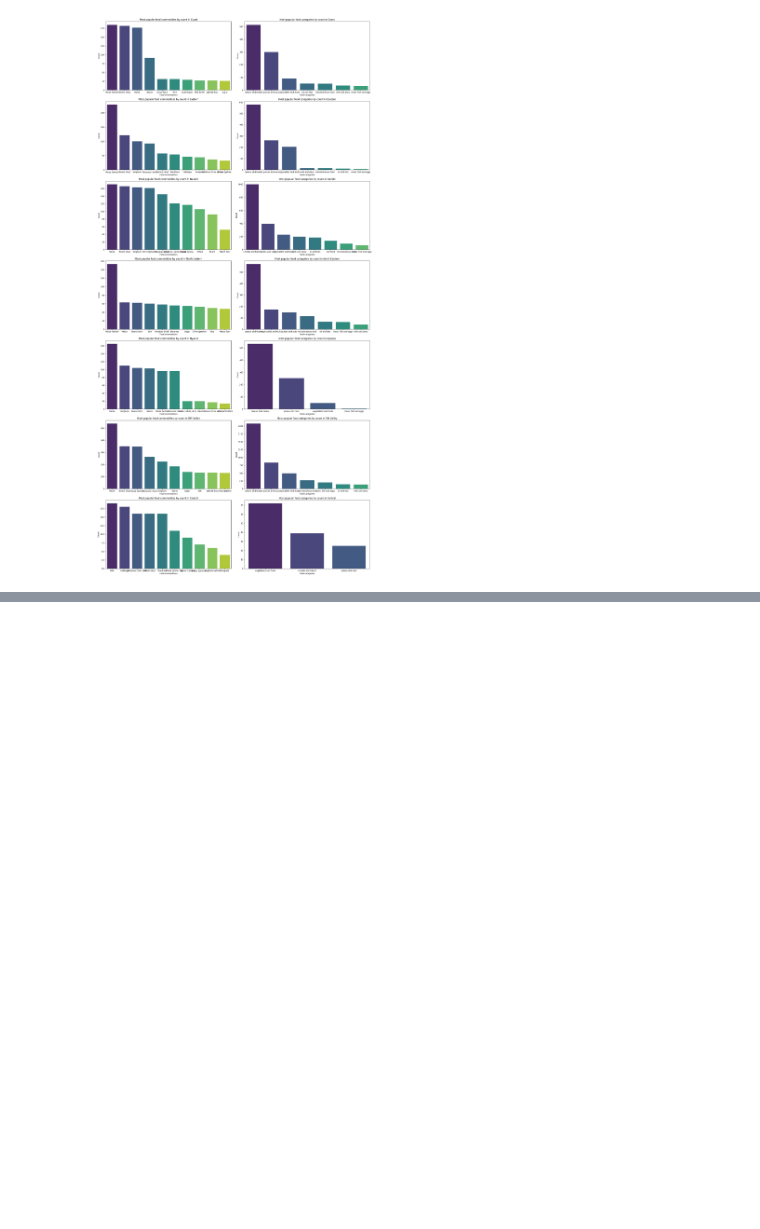
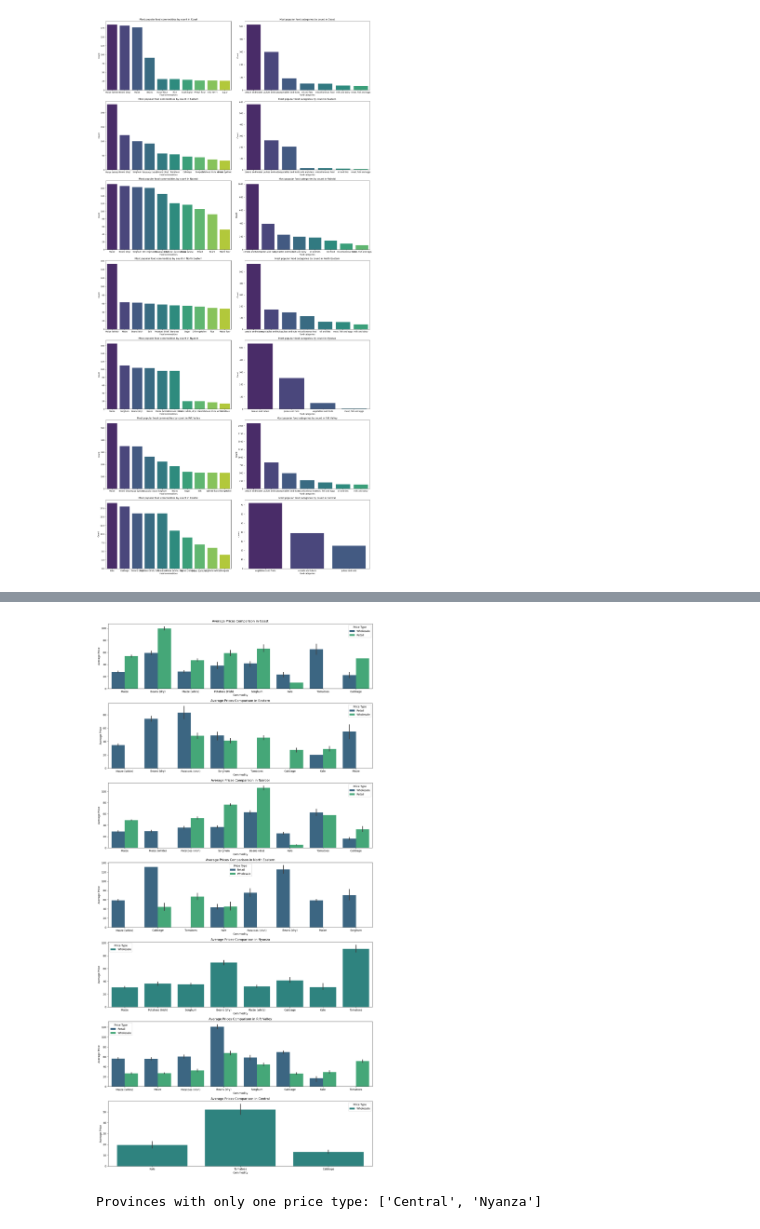
Before and after one commit to tommwambire/Sourcing-Pricing-Strategy-Optimization, a Jupyter notebook: project_notebook.ipynb, the cells around one changed output, grey strips where cells are left out. Drawn from its saved outputs; the diff is of its cells as text; code cells hidden in the pictures; blank space fills up the shorter version.

```diff
--- a/project_notebook.ipynb
+++ b/project_notebook.ipynb
@@ -624,0 +631,32 @@ plt.show()
+# %%
+# Create subplots
+fig, ax = plt.subplots(len(provinces_list), 1, figsize=(15, 30))
+
+# Loop over provinces
+for idx, province in enumerate(provinces_list):
+    province_df = filtered_df[filtered_df['Provinces'] == province]
+
+    # Plot average prices comparison
+    sns.barplot(x='commodity', y='price_per_standard_unit', hue='pricetype', data=province_df, palette='viridis', ax=ax[idx])
+    ax[idx].set_xlabel("Commodity")
+    ax[idx].set_ylabel("Average Price")
+    ax[idx].set_title(f"Average Prices Comparison in {province}")
+    ax[idx].legend(title='Price Type')
+
+# Adjust layout
+plt.tight_layout()
+
+# Show the plot
+plt.show()
+# %% [output]
+[figure, added]
+# %%
+# Group by 'province' and 'pricetype', then count the number of unique 'pricetype' for each 'province'
+price_type_counts = df.groupby('Provinces')['pricetype'].nunique()
+
+# Check provinces with only one unique 'pricetype'
+provinces_with_single_price_type = price_type_counts[price_type_counts == 1].index.tolist()
+
+print("Provinces with only one price type:", provinces_with_single_price_type)
+# %% [output]
+Provinces with only one price type: ['Central', 'Nyanza']
```
Also changed, not shown: parts of 24 cells of this notebook.
